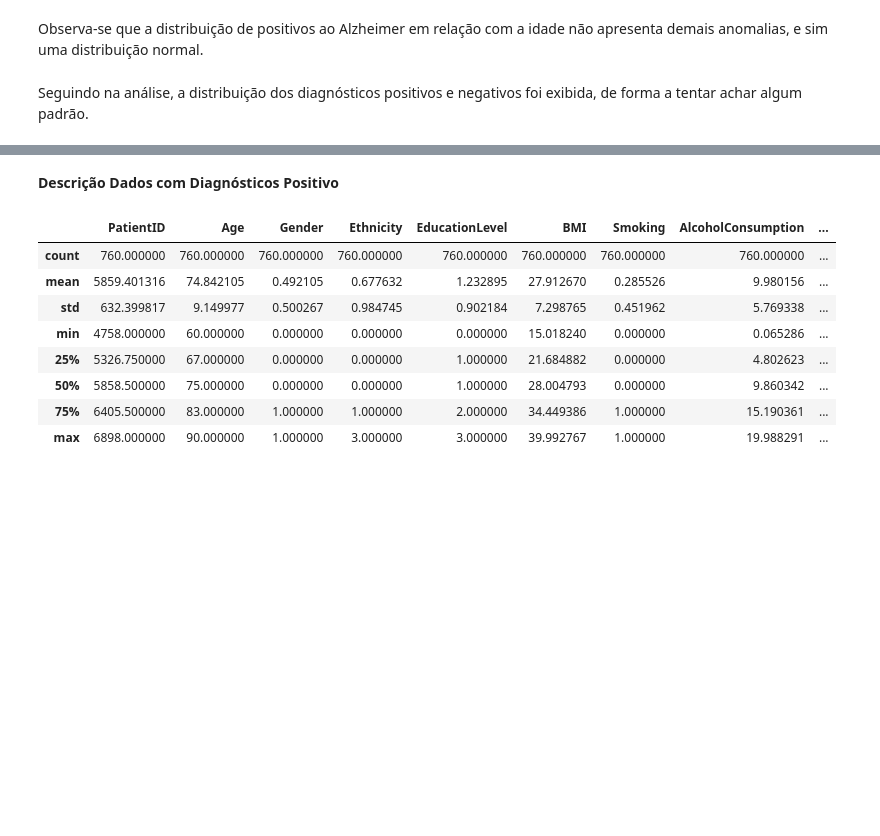
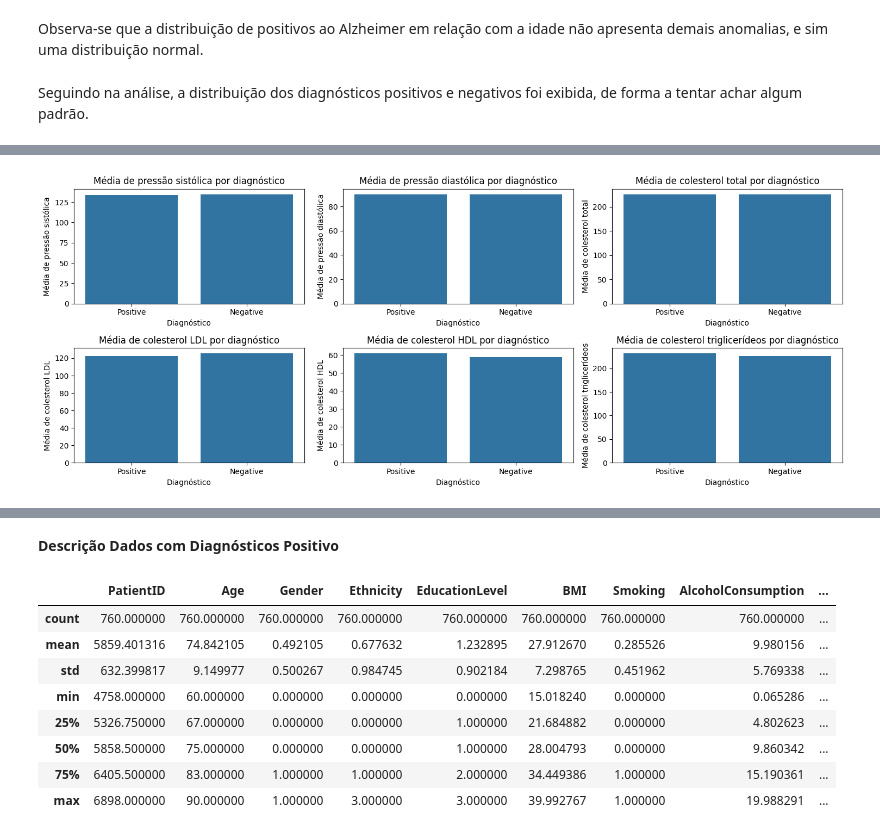
Before and after one commit to RafaelHKlauck/ciencia-de-dados, a Jupyter notebook: trabalhoGA/alzheimers_disease.ipynb, the cells around one changed output, grey strips where cells are left out. Cells and saved outputs as stored; diff of their text form; code cells hidden in the pictures; blank space fills up the shorter version.

```diff
--- a/trabalhoGA/alzheimers_disease.ipynb
+++ b/trabalhoGA/alzheimers_disease.ipynb
@@ -282,0 +401,34 @@ Seguindo na análise, a distribuição dos diagnósticos positivos e negativos f
+# %%
+# Grafico informações de histórico clínico (SystolicBP, DiastolicBP, CholesterolTotal, CholesterolLDL, CholesterolHDL, CholesterolTriglycerides) por diagnóstico
+p_systolic_bp_mean, n_systolic_bp_mean = get_column_values_means('SystolicBP')
+p_diastolic_bp_mean, n_diastolic_bp_mean = get_column_values_means('DiastolicBP')
+p_cholesterol_total_mean, n_cholesterol_total_mean = get_column_values_means('CholesterolTotal')
+p_cholesterol_ldl_mean, n_cholesterol_ldl_mean = get_column_values_means('CholesterolLDL')
+p_cholesterol_hdl_mean, n_cholesterol_hdl_mean = get_column_values_means('CholesterolHDL')
+p_cholesterol_triglycerides_mean, n_cholesterol_triglycerides_mean = get_column_values_means('CholesterolTriglycerides')
+
+plt.figure(figsize=(15, 6))
+
+plt.subplot(2, 3, 1)
+generate_chart(p_systolic_bp_mean, n_systolic_bp_mean, 'Média de pressão sistólica por diagnóstico', 'Média de pressão sistólica')
+
+plt.subplot(2, 3, 2)
+generate_chart(p_diastolic_bp_mean, n_diastolic_bp_mean, 'Média de pressão diastólica por diagnóstico', 'Média de pressão diastólica')
+
+plt.subplot(2, 3, 3)
+generate_chart(p_cholesterol_total_mean, n_cholesterol_total_mean, 'Média de colesterol total por diagnóstico', 'Média de colesterol total')
+
+plt.subplot(2, 3, 4)
+generate_chart(p_cholesterol_ldl_mean, n_cholesterol_ldl_mean, 'Média de colesterol LDL por diagnóstico', 'Média de colesterol LDL')
+
+plt.subplot(2, 3, 5)
+generate_chart(p_cholesterol_hdl_mean, n_cholesterol_hdl_mean, 'Média de colesterol HDL por diagnóstico', 'Média de colesterol HDL')
+
+plt.subplot(2, 3, 6)
+generate_chart(p_cholesterol_triglycerides_mean, n_cholesterol_triglycerides_mean, 'Média de colesterol triglicerídeos por diagnóstico', 'Média de colesterol triglicerídeos')
+
+plt.subplots_adjust(hspace=0.4, wspace=0.4)
+plt.tight_layout()
+plt.show()
+# %% [output]
+[figure, added]
```
Also changed, not shown: parts of 9 cells of this notebook, 1 other file.
